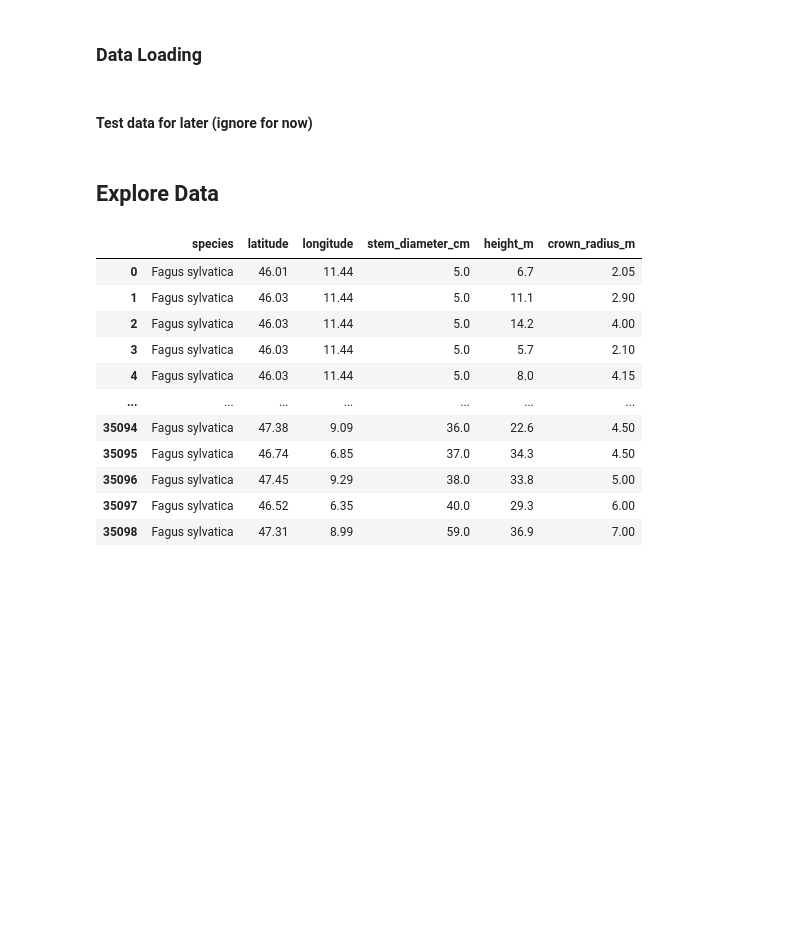
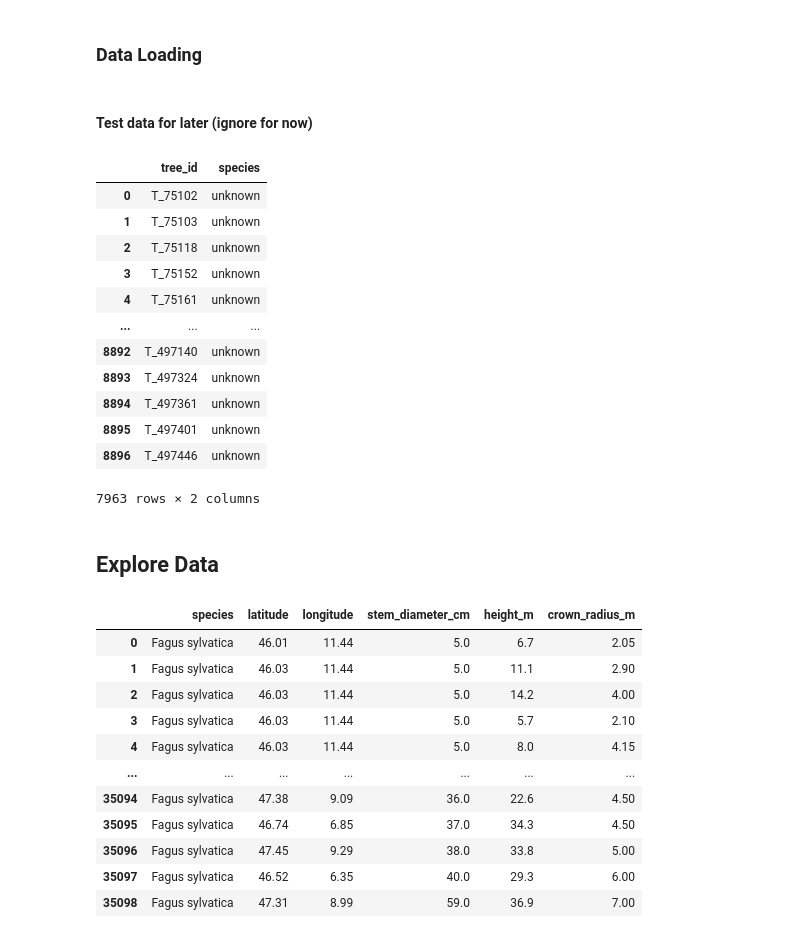
Before and after one commit to rodirk/spezielle_bioinfo_2_22, a Jupyter notebook: baum_klassifikation.ipynb, the cells around one changed output. Drawn from its saved outputs; the diff is of its cells as text; code cells hidden in the pictures; blank space fills up the shorter version.

```diff
--- a/baum_klassifikation.ipynb
+++ b/baum_klassifikation.ipynb
@@ -27,6 +28,22 @@ tree_id = test.dropna().tree_id
 pred = pd.DataFrame()
 pred["tree_id"] = tree_id
 pred["species"] = "unknown"
+# %%
+pred
+# %% [output]
+|  | tree_id | species |
+| 0 | T_75102 | unknown |
+| 1 | T_75103 | unknown |
+| 2 | T_75118 | unknown |
+| 3 | T_75152 | unknown |
+| 4 | T_75161 | unknown |
+| ... | ... | ... |
+| 8892 | T_497140 | unknown |
+| 8893 | T_497324 | unknown |
+| 8894 | T_497361 | unknown |
+| 8895 | T_497401 | unknown |
+| 8896 | T_497446 | unknown |
+7963 rows × 2 columns
 # %% [markdown]
 ## Explore Data
 # %%
```
Also changed, not shown: parts of 7 cells of this notebook.
